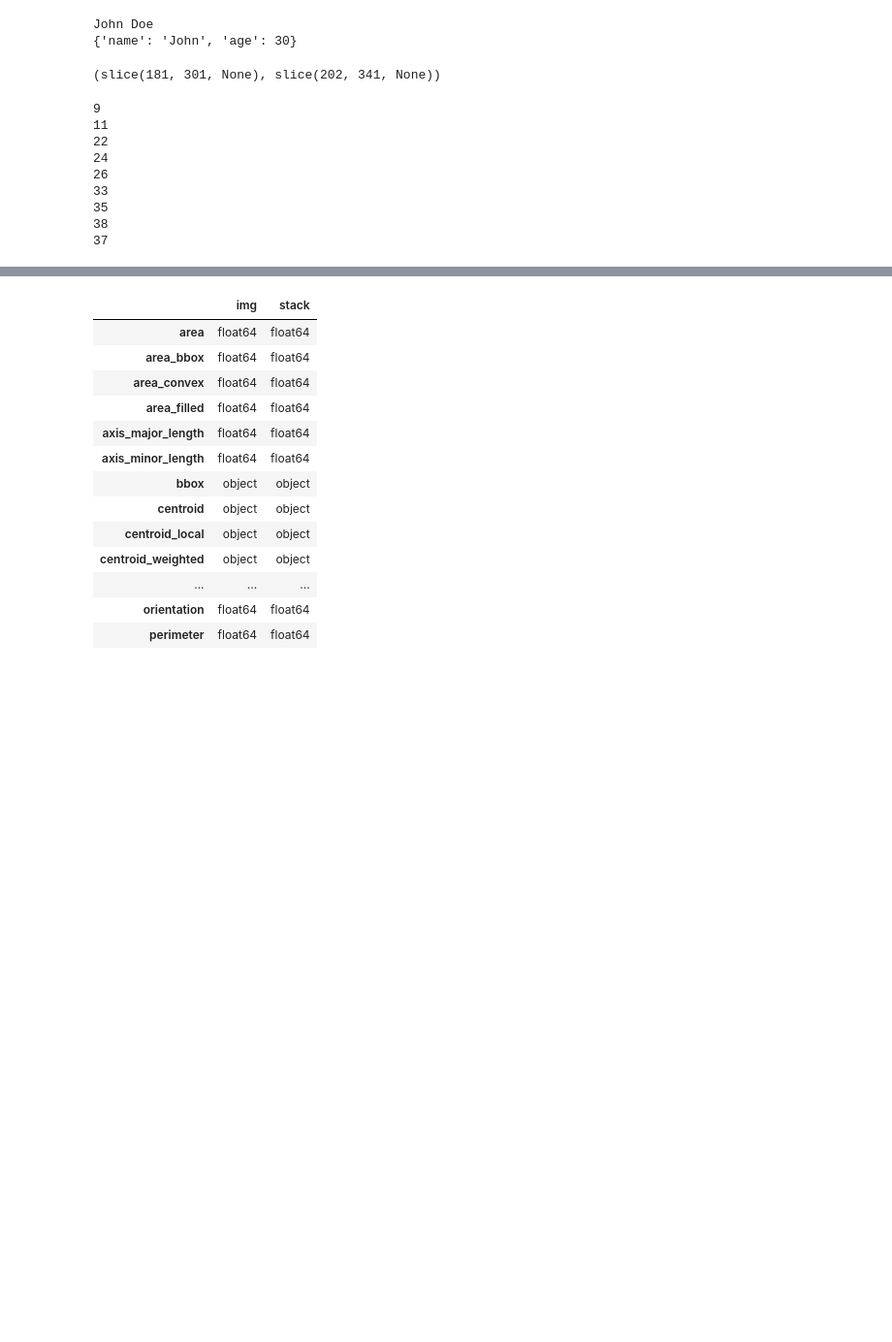
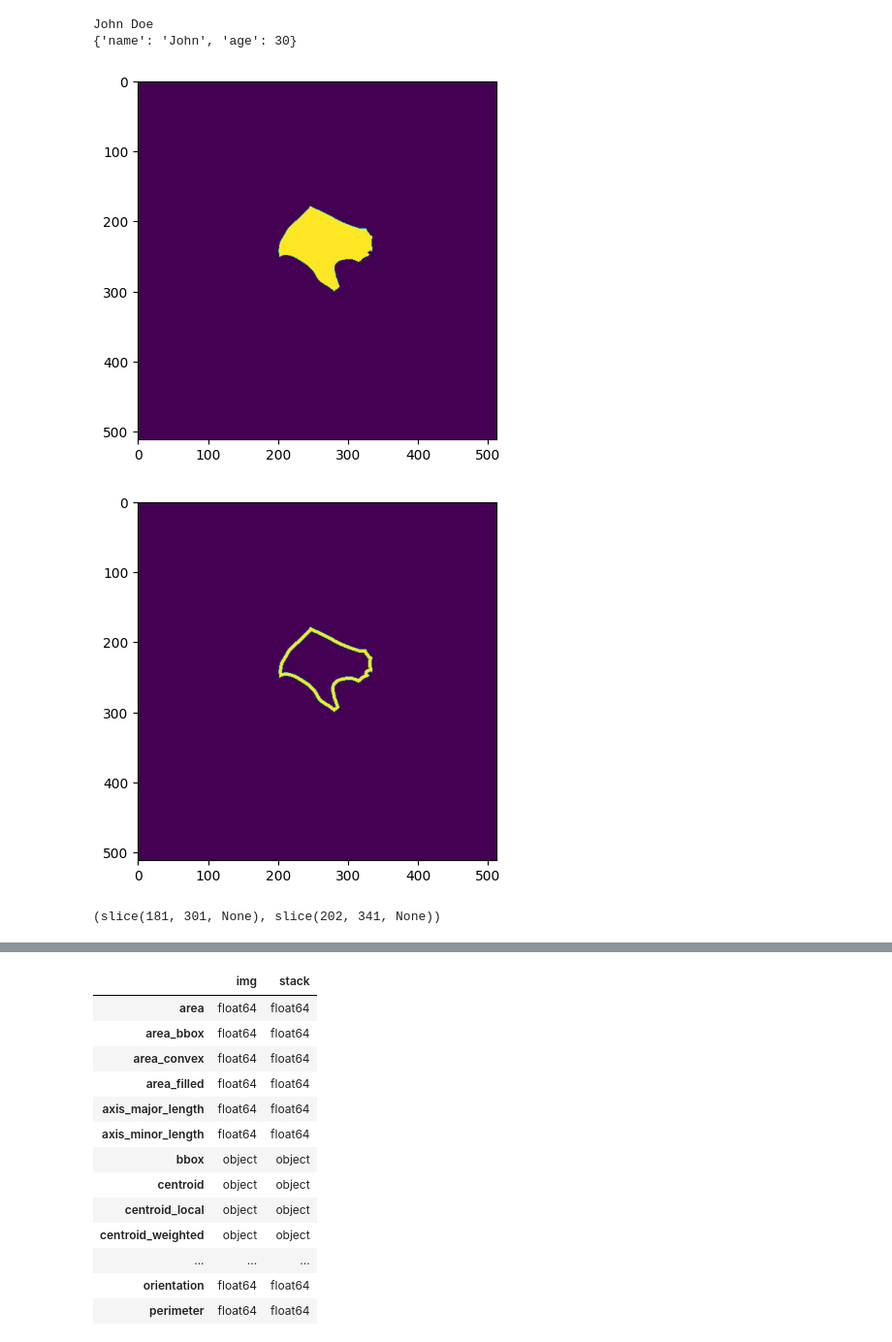
Before and after one commit to BennyGinger/ImageAnalysis_pipeline, a Jupyter notebook: play.ipynb, the cells around one changed output, grey strips where cells are left out. Shown at 97% size. Cells and saved outputs as stored; diff of their text form; code cells hidden in the pictures; blank space fills up the shorter version.

```diff
--- a/play.ipynb
+++ b/play.ipynb
@@ -153,15 +153,15 @@ TypeError: 'builtin_function_or_method' object is not subscriptable
 from nd2 import ND2File
 
 path = '/home/Test_images/nd2/Run3/c3z1t1v3.nd2'
-with ND2File(path) as obj:
-    nd2meta = {**obj.sizes}
-    nd2meta['um_per_pixel'] = obj.metadata.channels[0].volume.axesCalibration[:2]
+with ND2File(path) as value:
+    nd2meta = {**value.sizes}
+    nd2meta['um_per_pixel'] = value.metadata.channels[0].volume.axesCalibration[:2]
     nd2meta['T'] = 1 if 'T' not in nd2meta else nd2meta['T']
     if nd2meta['T']>1:
-        nd2meta['interval_sec'] = obj.experiment[0].parameters.periodMs/1000
+        nd2meta['interval_sec'] = value.experiment[0].parameters.periodMs/1000
     else:
         nd2meta['interval_sec'] = None
-    obj.close()
+    value.close()
 
 nd2meta['T'] = 1 if 'T' not in nd2meta else nd2meta['T']
 nd2meta['C'] = 1 if 'C' not in nd2meta else nd2meta['C']
@@ -774,20 +774,35 @@ John Doe
 {'name': 'John', 'age': 30}
 # %%
 from skimage.measure import regionprops
+from skimage.morphology import erosion, disk
 from tifffile import imread
 import numpy as np
+import matplotlib.pyplot as plt
 
 img_path = "/home/Test_images/masks/MAX_Images.tif"
 stack_path = "/home/Test_images/masks/MAX_Merged.tif"
 mask_path = "/home/Test_images/masks/Masks_IoU_Track.tif"
 
 img = imread(img_path)
 stack = imread(stack_path)
 stack = np.moveaxis(stack, [1], [-1])
 mask = imread(mask_path)
+m1 = mask[0].copy()
+m1[m1!=14] = 0
+eroded = erosion(m1, disk(5))
+m2 = m1-eroded
 lst_props = [regionprops(mask[i], intensity_image=stack[i]) for i in range(23)]
-prop_img = regionprops(mask[0], intensity_image=img[0])
-prop_stack = regionprops(mask[0], intensity_image=stack[0])
+# prop_img = regionprops(mask[0], intensity_image=img[0])
+# prop_stack = regionprops(mask[0], intensity_image=stack[0])
+plt.imshow(m1)
+plt.show()
+plt.imshow(m2)
+plt.show()
+p1 = regionprops(m1, intensity_image=img[0])
+p2 = regionprops(m2, intensity_image=img[0])
+# %% [output]
+[figure, added]
+[figure, added]
 # %%
 import matplotlib.pyplot as plt
 from tifffile import imwrite
@@ -962,15 +826,0 @@ df_stack = regionprops_to_df(prop_stack)
-# %%
-df_unpack = df_stack.copy()
-df_unpack = unpack_centroids(df_unpack, ['RFP','GFP'])
-df_unpack = unpack_intensity(df_unpack, ['RFP','GFP'])
-df_unpack = unpack_moments(df_unpack, ['RFP','GFP'])
-# %% [output]
-9
-11
-22
-24
-26
-33
-35
-38
-37
```
Also changed, not shown: parts of 13 cells of this notebook, 1 other file.
